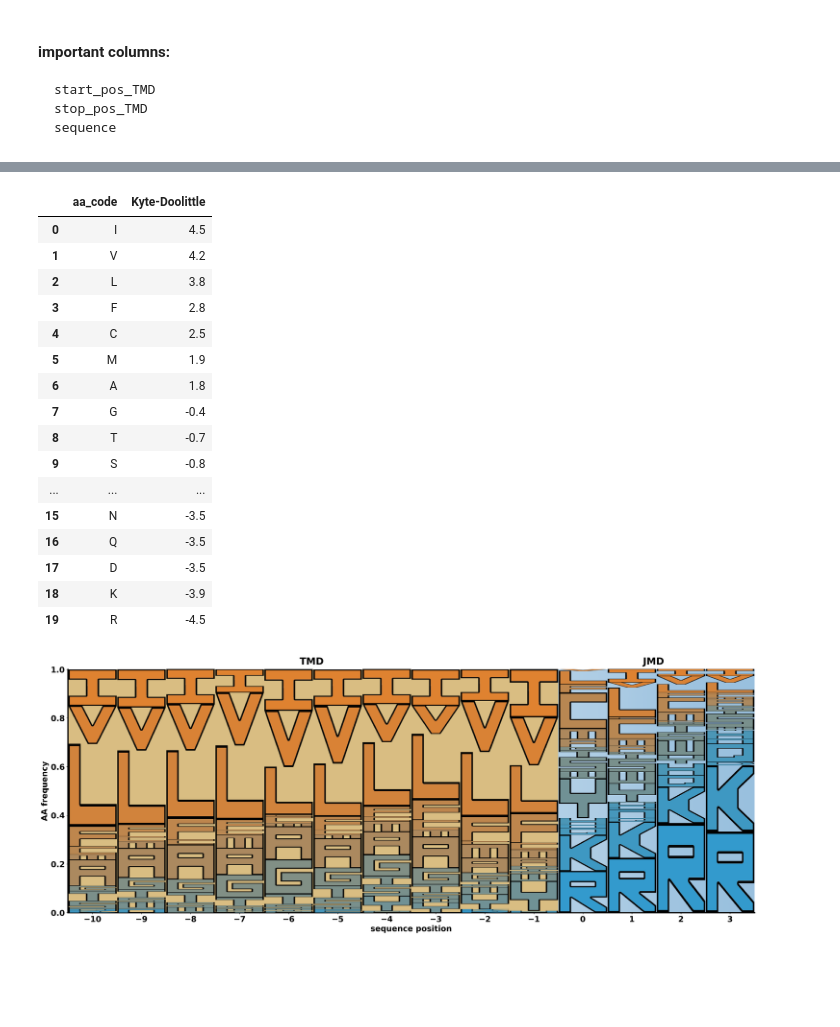
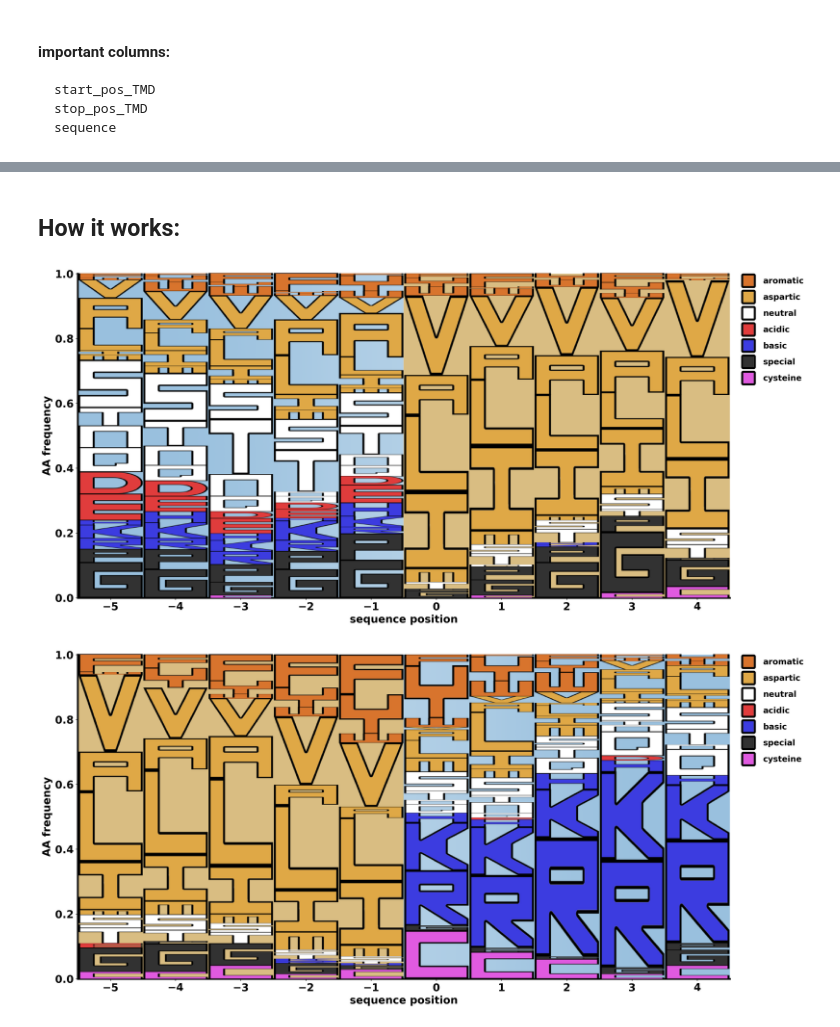
Before and after one commit to Freiherr5/AAlogo, a Jupyter notebook: Example.ipynb, the cells around one changed output, grey strips where cells are left out. Cells and saved outputs as stored; diff of their text form; code cells hidden in the pictures; blank space fills up the shorter version.

```diff
--- a/Example.ipynb
+++ b/Example.ipynb
@@ -91,33 +33,10 @@ data_hydrophobicity_scales
-# %%
-# sorting the dataframe after propensities for Kyte-Doolittle
-KD_df = data_hydrophobicity_scales[["aa_code", "Kyte-Doolittle"]].sort_values(by="Kyte-Doolittle", ascending=False).reset_index().drop("index", axis=1)
-KD_df
-# %% [output]
-|  | aa_code | Kyte-Doolittle |
-| 0 | I | 4.5 |
-| 1 | V | 4.2 |
-| 2 | L | 3.8 |
-| 3 | F | 2.8 |
-| 4 | C | 2.5 |
-| 5 | M | 1.9 |
-| 6 | A | 1.8 |
-| 7 | G | -0.4 |
-| 8 | T | -0.7 |
-| 9 | S | -0.8 |
-| ... | ... | ... |
-| 15 | N | -3.5 |
-| 16 | Q | -3.5 |
-| 17 | D | -3.5 |
-| 18 | K | -3.9 |
-| 19 | R | -4.5 |
-# %%
-# initialization
-# set_legend, list_columns
-Example2_AAlogo = AALogorizer.AALogoGenerator(set_legend=False, list_columns=df_columns, start_pos = False)  # legend automatically set False
-
-# Plot generation command
-# make_logo(df, name, length_tmd, length_jmd, aa_config_section_name, font_type="classic_AA_fonts")
-Example2_AAlogo.make_logo(df=test_data, name="Substrates_TMHMM", length_right=4, length_left=10,
-                          font_type="bold_AA_fonts", config_set = False, order_aa_grad = KD_df["aa_code"], color_advance = KD_df["Kyte-Doolittle"], list_title_sides = ["TMD", "JMD"])
-# %% [output]
-[figure, removed]
+# %% [markdown]
+## How it works:
+# %%
+new_example = AALogorizer.AAlogoUtil(test_data, "Sub_DeepTMHMM", "sequence", "start_pos_TMD", "stop_pos_TMD")
+                                       # df           name       column_seq          *args_position
+# %%
+new_example.tmd_mode(config_name = "OG_AA_config")
+# %% [output]
+[figure, added]
+[figure, added]
```
Also changed, not shown: parts of 9 cells of this notebook, 3 other files.
